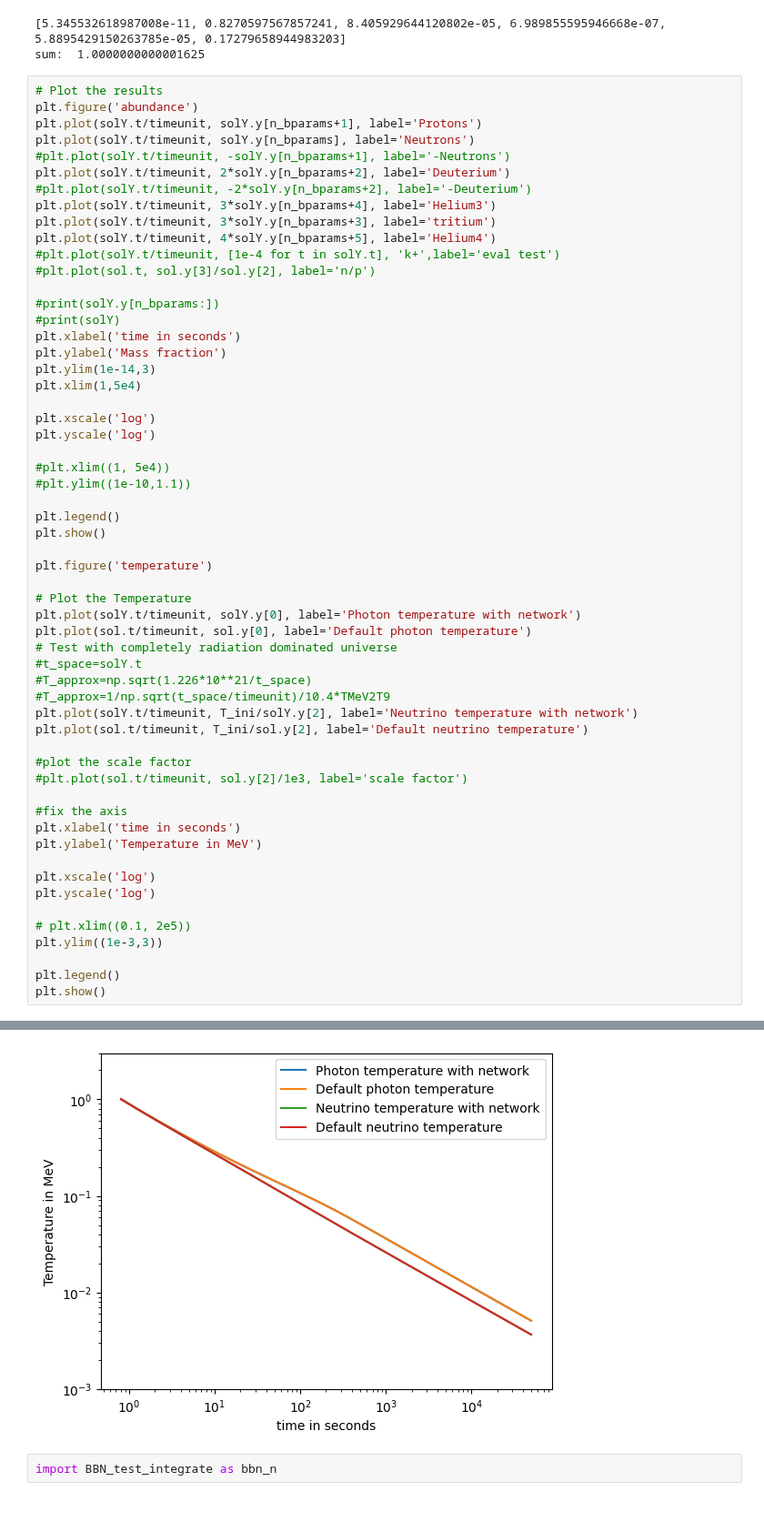
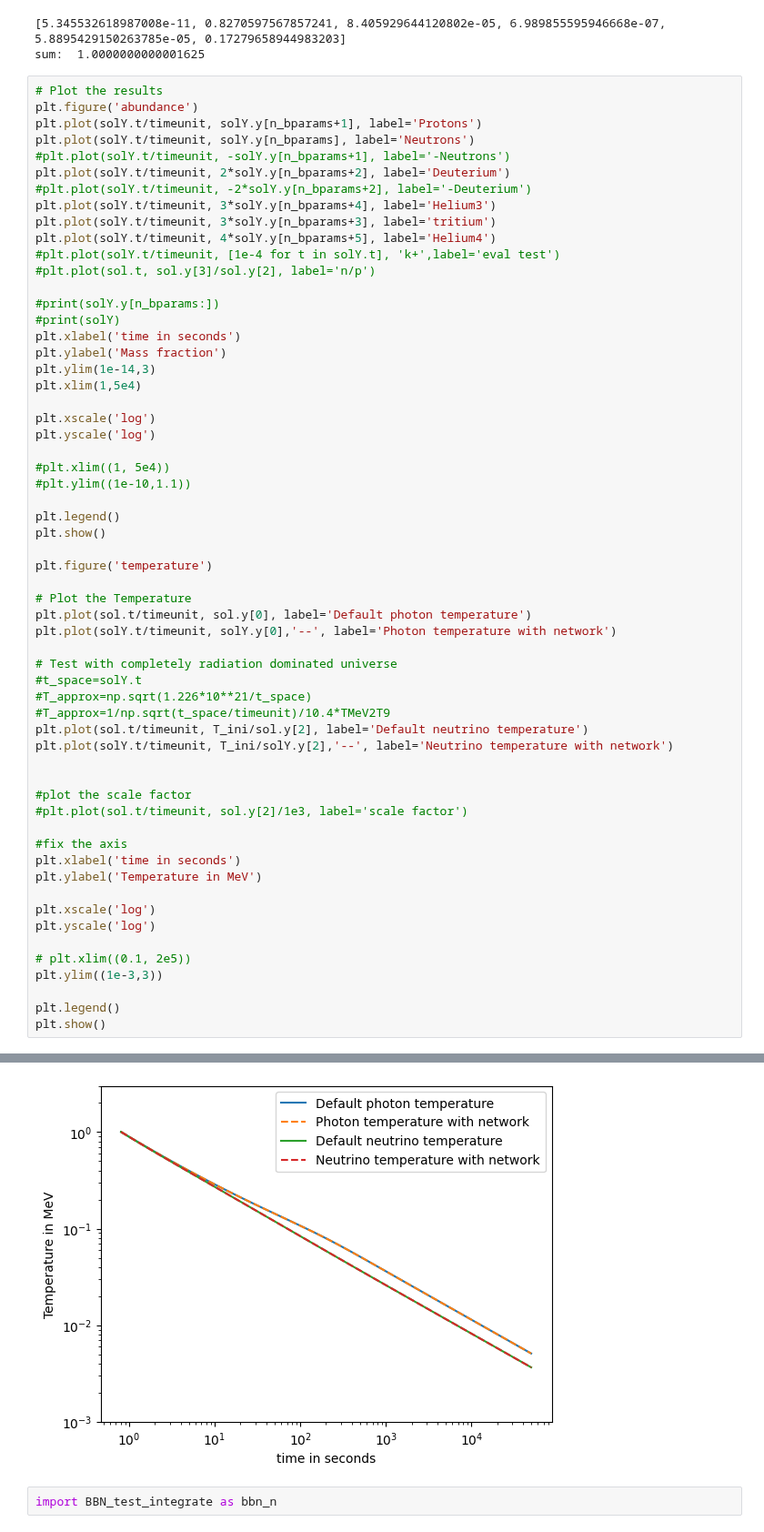
Before and after one commit to hansbdein/Speciale, a Jupyter notebook: bbn_pynucastro.ipynb, the cells around one changed output, grey strips where cells are left out. Shown at 91% size. Cells and saved outputs as stored; diff of their text form.

```diff
--- a/bbn_pynucastro.ipynb
+++ b/bbn_pynucastro.ipynb
@@ -464,36 +464,38 @@ plt.yscale('log')
 plt.legend()
 plt.show()
 
 plt.figure('temperature')
 
 # Plot the Temperature
-plt.plot(solY.t/timeunit, solY.y[0], label='Photon temperature with network')
 plt.plot(sol.t/timeunit, sol.y[0], label='Default photon temperature')
+plt.plot(solY.t/timeunit, solY.y[0],'--', label='Photon temperature with network')
+
 # Test with completely radiation dominated universe
 #t_space=solY.t
 #T_approx=np.sqrt(1.226*10**21/t_space)
 #T_approx=1/np.sqrt(t_space/timeunit)/10.4*TMeV2T9
-plt.plot(solY.t/timeunit, T_ini/solY.y[2], label='Neutrino temperature with network')
 plt.plot(sol.t/timeunit, T_ini/sol.y[2], label='Default neutrino temperature')
+plt.plot(solY.t/timeunit, T_ini/solY.y[2],'--', label='Neutrino temperature with network')
+
 
 #plot the scale factor
 #plt.plot(sol.t/timeunit, sol.y[2]/1e3, label='scale factor')
 
 #fix the axis
 plt.xlabel('time in seconds')
 plt.ylabel('Temperature in MeV')
 
 plt.xscale('log')
 plt.yscale('log')
 
 # plt.xlim((0.1, 2e5))
 plt.ylim((1e-3,3))
 
 plt.legend()
 plt.show()
 # %% [output]
 [figure]
-[figure, old version]
+[figure, new version]
 # %%
 import BBN_test_integrate as bbn_n
 # %%
```
Also changed, not shown: parts of 4 cells of this notebook, 1 other file.
